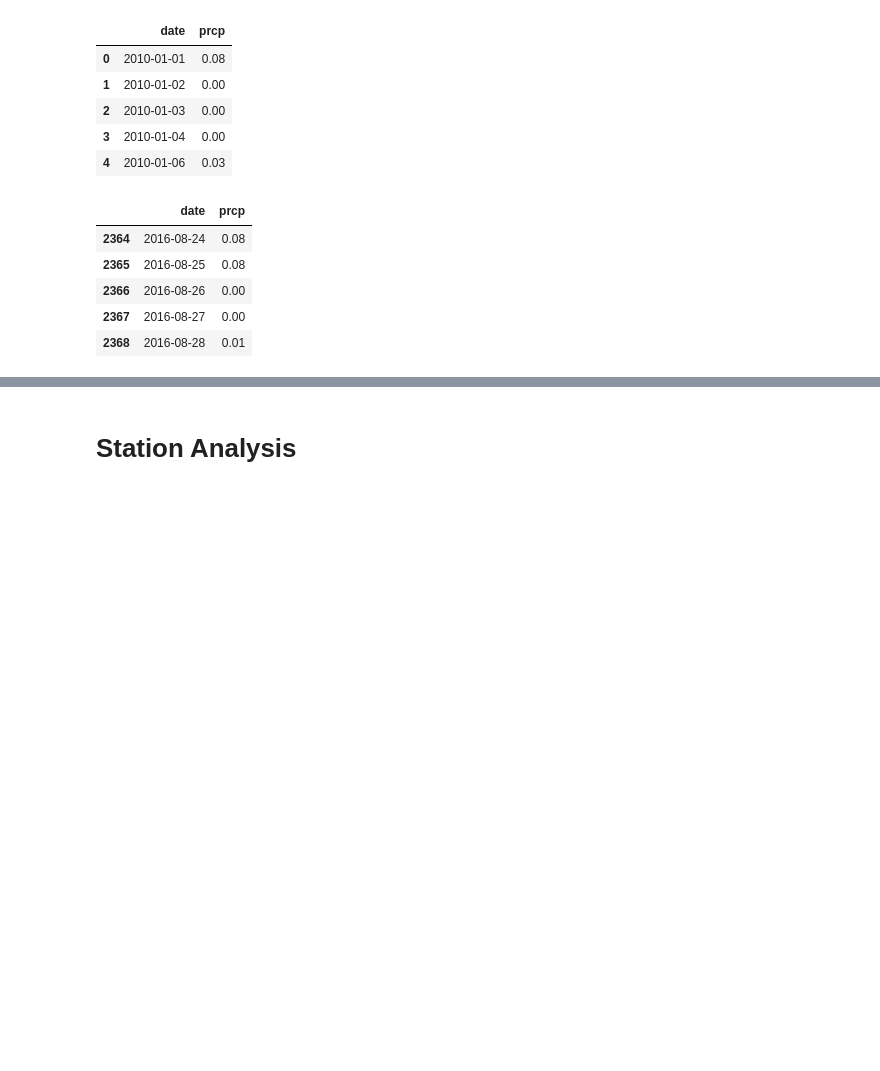
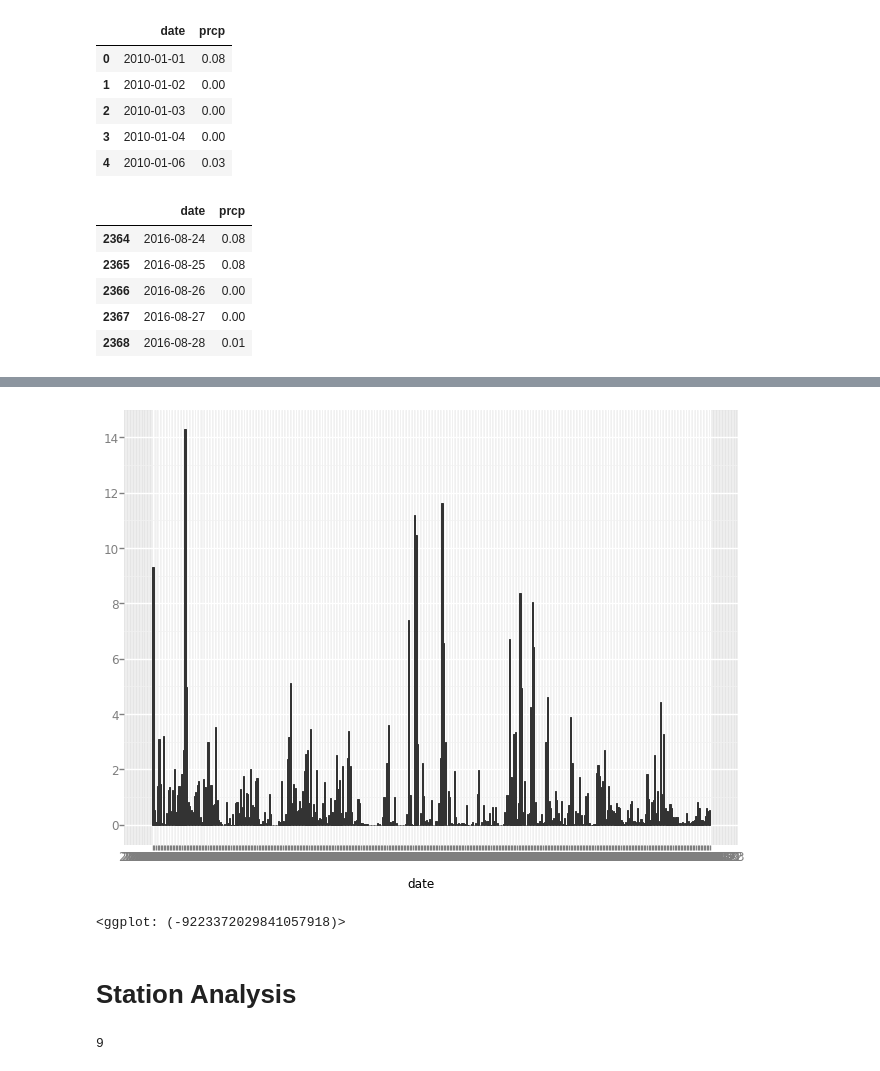
Before and after one commit to AlfaiAbdul/Surfs-Up-, a Jupyter notebook: climate_analysis.ipynb, the cells around one changed output, grey strips where cells are left out. Saved outputs shown, nothing was run; the diff lists cells and outputs as text; code cells hidden in the pictures; blank space fills up the shorter version.

```diff
--- a/climate_analysis.ipynb
+++ b/climate_analysis.ipynb
@@ -109,5 +115,16 @@ plt.show()
+# %%
+from ggplot import *
+import pandas as pd
+
+ggplot(aes(x="date", weight="prcp"), prcp_year_df) + geom_bar()
+# %% [output]
+[figure, added]
+<ggplot: (-9223372029841057918)>
 # %% [markdown]
 # Station Analysis
 # %%
-#station_count = session.query(stations.station).count()
-#station_count
+# total number of stations
+station_count = session.query(stations.station).count()
+station_count
+# %% [output]
+9
```
Also changed, not shown: parts of 11 cells of this notebook.
